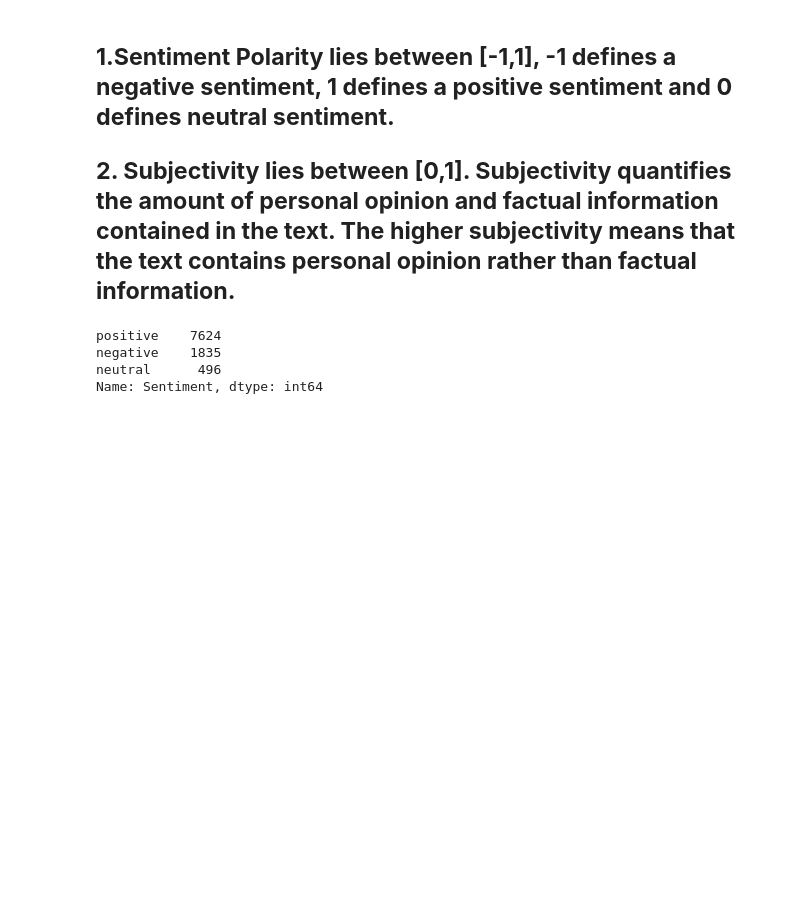
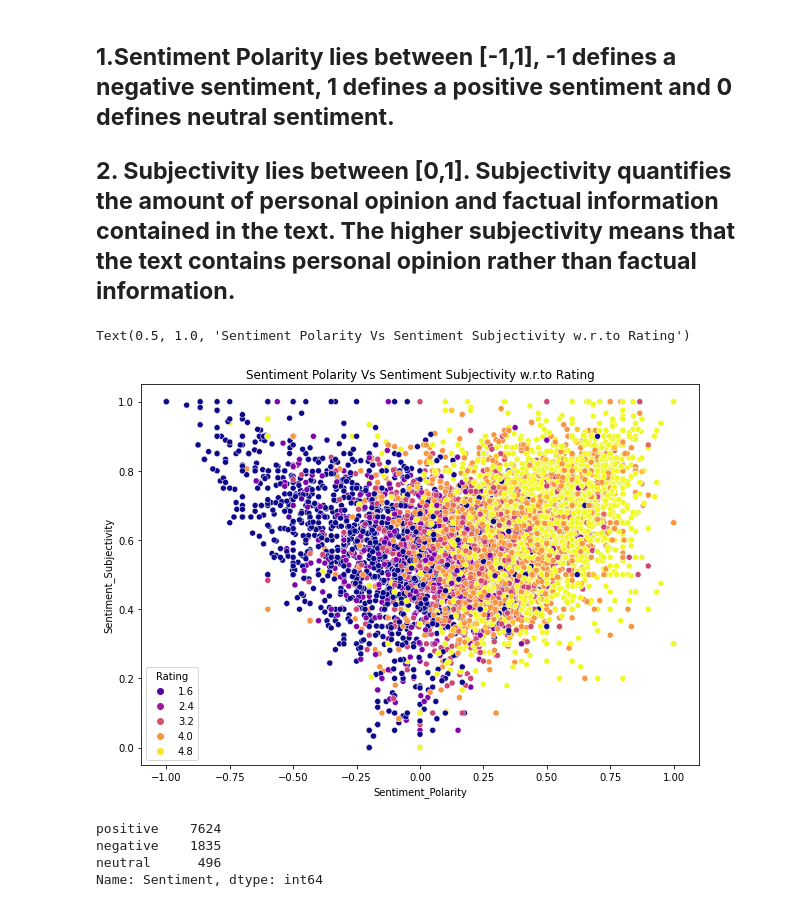
Before and after one commit to VilasSonawane/ZOMATO-RESTAURANT-CLUSTERING-AND-SENTIMENT-ANALYSIS, a Jupyter notebook: Vilas_Copy_of_ZOMATO_RESTAURANT_CLUSTERING_AND_SENTIMENT_ANALYSIS.ipynb, the cells around one changed output. Saved outputs shown, nothing was run; the diff lists cells and outputs as text; code cells hidden in the pictures; blank space fills up the shorter version.

```diff
--- a/Vilas_Copy_of_ZOMATO_RESTAURANT_CLUSTERING_AND_SENTIMENT_ANALYSIS.ipynb
+++ b/Vilas_Copy_of_ZOMATO_RESTAURANT_CLUSTERING_AND_SENTIMENT_ANALYSIS.ipynb
@@ -346,6 +398,15 @@ newreview_df.head()
 ## **1.Sentiment Polarity lies between [-1,1], -1 defines a negative sentiment, 1 defines a positive sentiment and 0 defines neutral sentiment.**
 
 ## **2. Subjectivity lies between [0,1]. Subjectivity quantifies the amount of personal opinion and factual information contained in the text. The higher subjectivity means that the text contains personal opinion rather than factual information.**
+# %%
+# Sentiment Polarity Vs Sentiment Subjectivity with respective Rating
+plt.figure(figsize=(10,7))
+sns.scatterplot(x="Sentiment_Polarity", y="Sentiment_Subjectivity",
+                hue="Rating", palette="plasma",data=newreview_df)
+plt.title('Sentiment Polarity Vs Sentiment Subjectivity w.r.to Rating')
+# %% [output]
+Text(0.5, 1.0, 'Sentiment Polarity Vs Sentiment Subjectivity w.r.to Rating')
+[figure, added]
 # %%
 A= newreview_df.Sentiment.value_counts()
 A
```
Also changed, not shown: parts of 66 cells of this notebook.
